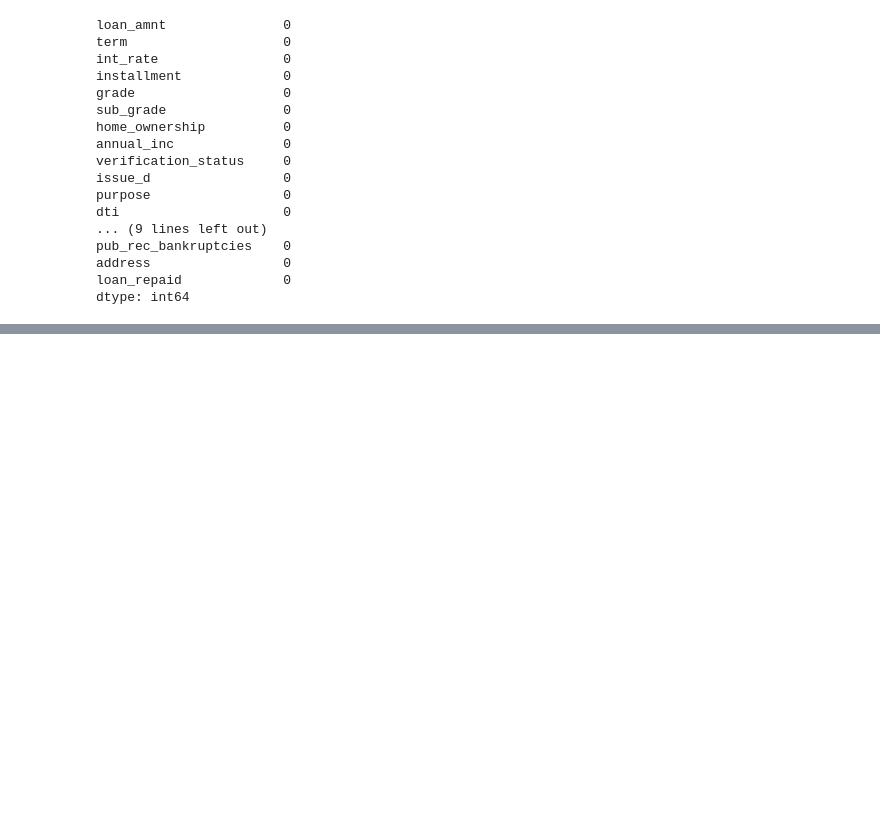
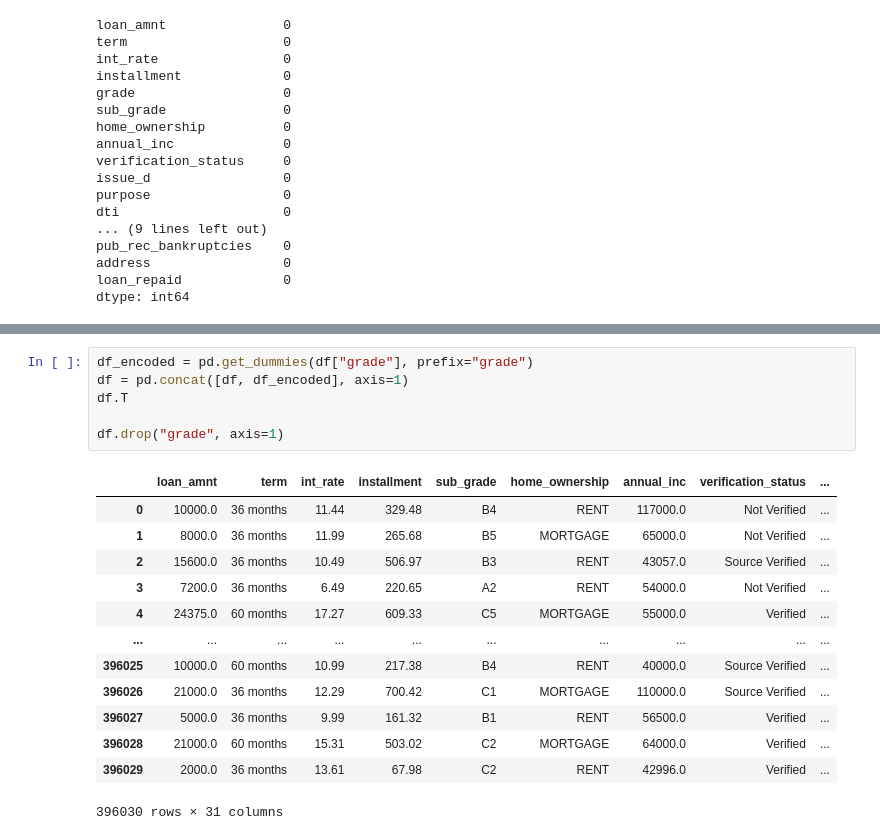
Before and after one commit to PrathamModi001/LendSure, a Jupyter notebook: loan_default_prediction.ipynb, the cells around one changed output, grey strips where cells are left out. Saved outputs shown, nothing was run; the diff lists cells and outputs as text; blank space fills up the shorter version.

```diff
--- a/loan_default_prediction.ipynb
+++ b/loan_default_prediction.ipynb
@@ -777,0 +854,20 @@ dtype: int64
+# %%
+df_encoded = pd.get_dummies(df["grade"], prefix="grade")
+df = pd.concat([df, df_encoded], axis=1)
+df.T
+
+df.drop("grade", axis=1)
+# %% [output]
+|  | loan_amnt | term | int_rate | installment | sub_grade | home_ownership | annual_inc | verification_status | ... |
+| 0 | 10000.0 | 36 months | 11.44 | 329.48 | B4 | RENT | 117000.0 | Not Verified | ... |
+| 1 | 8000.0 | 36 months | 11.99 | 265.68 | B5 | MORTGAGE | 65000.0 | Not Verified | ... |
+| 2 | 15600.0 | 36 months | 10.49 | 506.97 | B3 | RENT | 43057.0 | Source Verified | ... |
+| 3 | 7200.0 | 36 months | 6.49 | 220.65 | A2 | RENT | 54000.0 | Not Verified | ... |
+| 4 | 24375.0 | 60 months | 17.27 | 609.33 | C5 | MORTGAGE | 55000.0 | Verified | ... |
+| ... | ... | ... | ... | ... | ... | ... | ... | ... | ... |
+| 396025 | 10000.0 | 60 months | 10.99 | 217.38 | B4 | RENT | 40000.0 | Source Verified | ... |
+| 396026 | 21000.0 | 36 months | 12.29 | 700.42 | C1 | MORTGAGE | 110000.0 | Source Verified | ... |
+| 396027 | 5000.0 | 36 months | 9.99 | 161.32 | B1 | RENT | 56500.0 | Verified | ... |
+| 396028 | 21000.0 | 60 months | 15.31 | 503.02 | C2 | MORTGAGE | 64000.0 | Verified | ... |
+| 396029 | 2000.0 | 36 months | 13.61 | 67.98 | C2 | RENT | 42996.0 | Verified | ... |
+396030 rows × 31 columns
```
Also changed, not shown: parts of 16 cells of this notebook.
